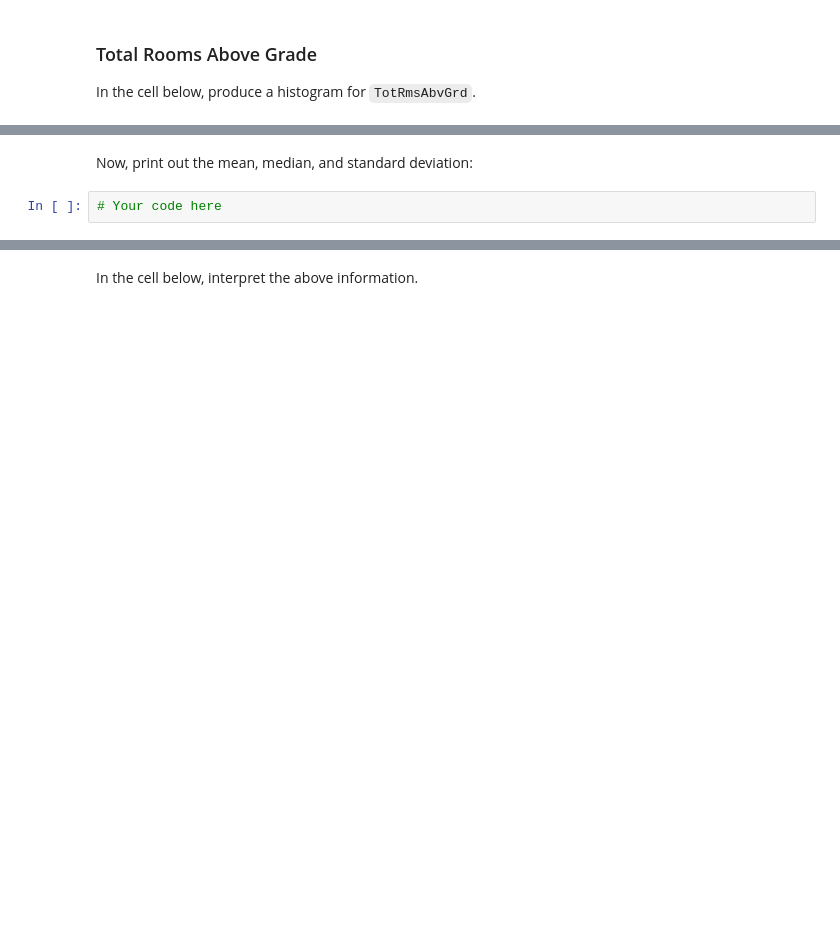
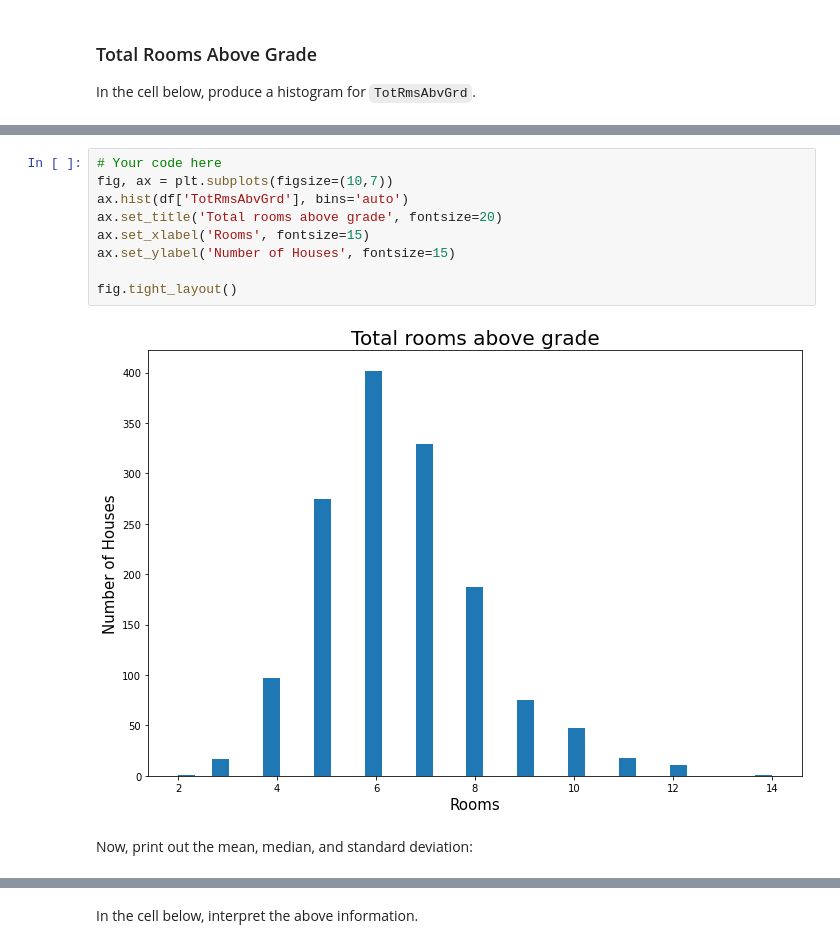
Before and after one commit to wasih790/dsc-pandas-eda-lab, a Jupyter notebook: index.ipynb, the cells around one changed output, grey strips where cells are left out. Drawn from its saved outputs; the diff is of its cells as text; blank space fills up the shorter version.

```diff
--- a/index.ipynb
+++ b/index.ipynb
@@ -217,4 +239,13 @@ In the cell below, produce a histogram for `TotRmsAbvGrd`.
+# %%
+# Your code here
+fig, ax = plt.subplots(figsize=(10,7))
+ax.hist(df['TotRmsAbvGrd'], bins='auto')
+ax.set_title('Total rooms above grade', fontsize=20)
+ax.set_xlabel('Rooms', fontsize=15)
+ax.set_ylabel('Number of Houses', fontsize=15)
+
+fig.tight_layout()
+# %% [output]
+[figure, added]
 # %% [markdown]
 Now, print out the mean, median, and standard deviation:
-# %%
-# Your code here
```
Also changed, not shown: parts of 33 cells of this notebook.
